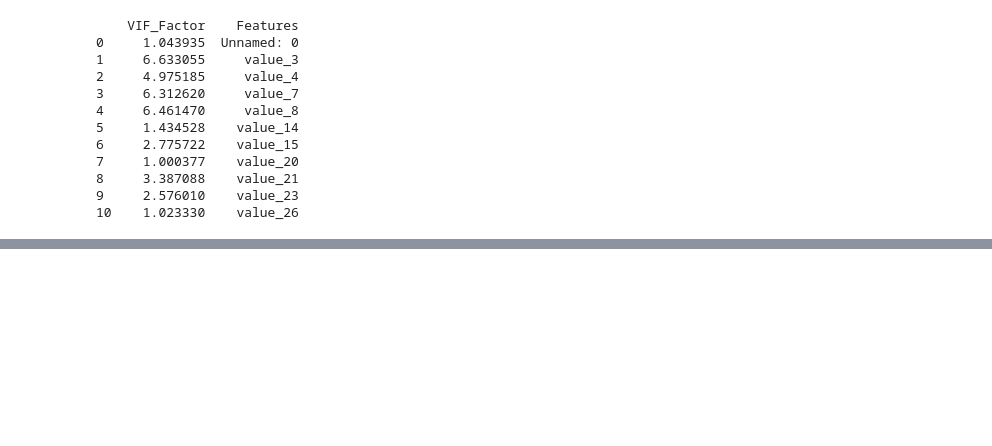
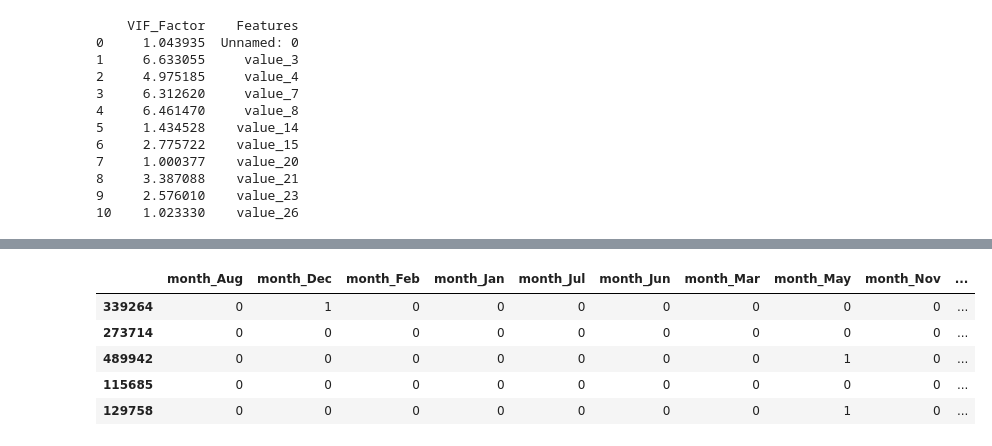
Before and after one commit to Pavan-628/Vibration_Analysis, a Jupyter notebook: Predict_Vibrations.ipynb, the cells around one changed output, grey strips where cells are left out. Cells and saved outputs as stored; diff of their text form; code cells hidden in the pictures; blank space fills up the shorter version.

```diff
--- a/Predict_Vibrations.ipynb
+++ b/Predict_Vibrations.ipynb
@@ -245,0 +245,10 @@ for ind in range(len(sensor_numeric.columns)):
+# %%
+#lets check the encoded categorical data
+cat_encode.sample(5)
+# %% [output]
+|  | month_Aug | month_Dec | month_Feb | month_Jan | month_Jul | month_Jun | month_Mar | month_May | month_Nov | ... |
+| 339264 | 0 | 1 | 0 | 0 | 0 | 0 | 0 | 0 | 0 | ... |
+| 273714 | 0 | 0 | 0 | 0 | 0 | 0 | 0 | 0 | 0 | ... |
+| 489942 | 0 | 0 | 0 | 0 | 0 | 0 | 0 | 1 | 0 | ... |
+| 115685 | 0 | 0 | 0 | 0 | 0 | 0 | 0 | 0 | 0 | ... |
+| 129758 | 0 | 0 | 0 | 0 | 0 | 0 | 0 | 1 | 0 | ... |
```
Also changed, not shown: parts of 44 cells of this notebook.
